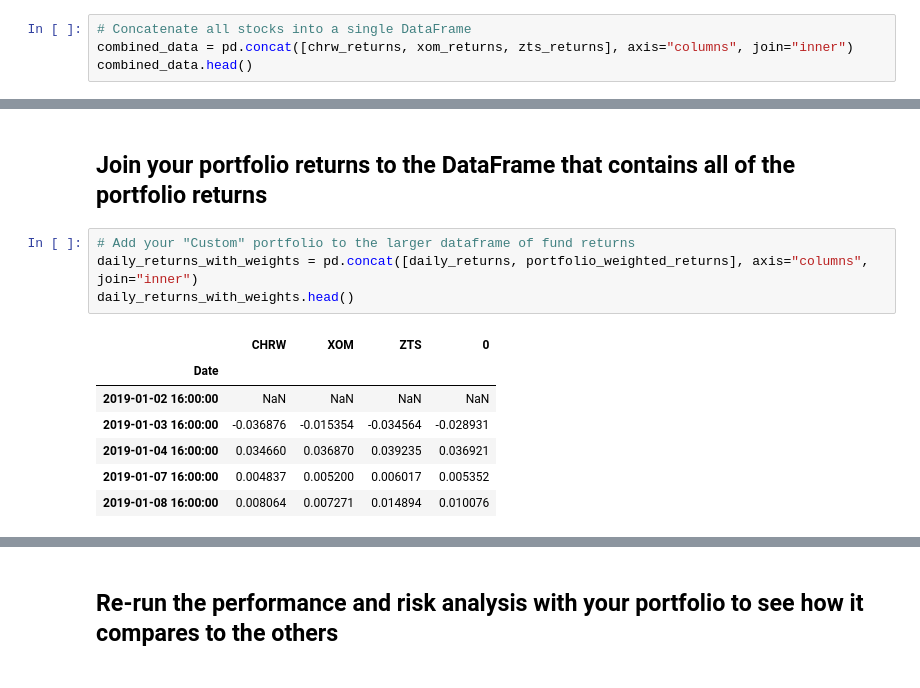
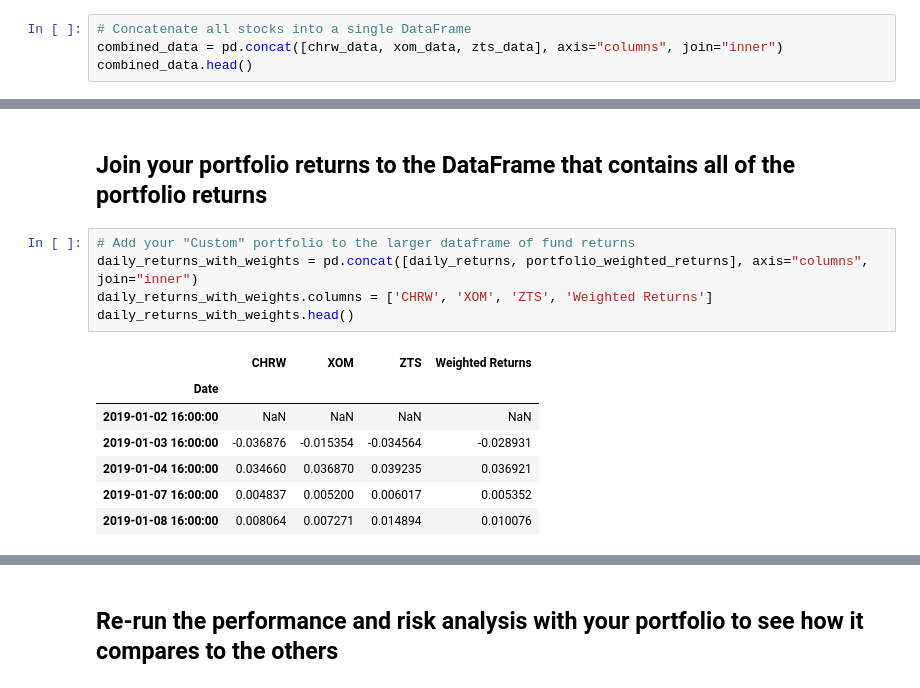
Before and after one commit to jonowens/a_whale_off_the_portfolio, a Jupyter notebook: whale_analysis.ipynb, the cells around one changed output, grey strips where cells are left out. Cells and saved outputs as stored; diff of their text form.

Commit message:
Updated several variable names, added a column name for Weighted Returns and dropped null values from weighted dataframe.

```diff
--- a/whale_analysis.ipynb
+++ b/whale_analysis.ipynb
@@ -396,7 +396,7 @@ zts_data.head()
 | 2019-01-08 16:00:00 | 86.54 |
 # %%
 # Concatenate all stocks into a single DataFrame
-combined_data = pd.concat([chrw_returns, xom_returns, zts_returns], axis="columns", join="inner")
+combined_data = pd.concat([chrw_data, xom_data, zts_data], axis="columns", join="inner")
 combined_data.head()
 # %% [output]
 |  | Close | Close | Close |
@@ -451,9 +451,10 @@ dtype: float64
 # %%
 # Add your "Custom" portfolio to the larger dataframe of fund returns
 daily_returns_with_weights = pd.concat([daily_returns, portfolio_weighted_returns], axis="columns", join="inner")
+daily_returns_with_weights.columns = ['CHRW', 'XOM', 'ZTS', 'Weighted Returns']
 daily_returns_with_weights.head()
 # %% [output]
-|  | CHRW | XOM | ZTS | 0 |
+|  | CHRW | XOM | ZTS | Weighted Returns |
 | Date |  |  |  |  |
 | 2019-01-02 16:00:00 | NaN | NaN | NaN | NaN |
 | 2019-01-03 16:00:00 | -0.036876 | -0.015354 | -0.034564 | -0.028931 |
```
Also changed, not shown: parts of 1 cell of this notebook.
